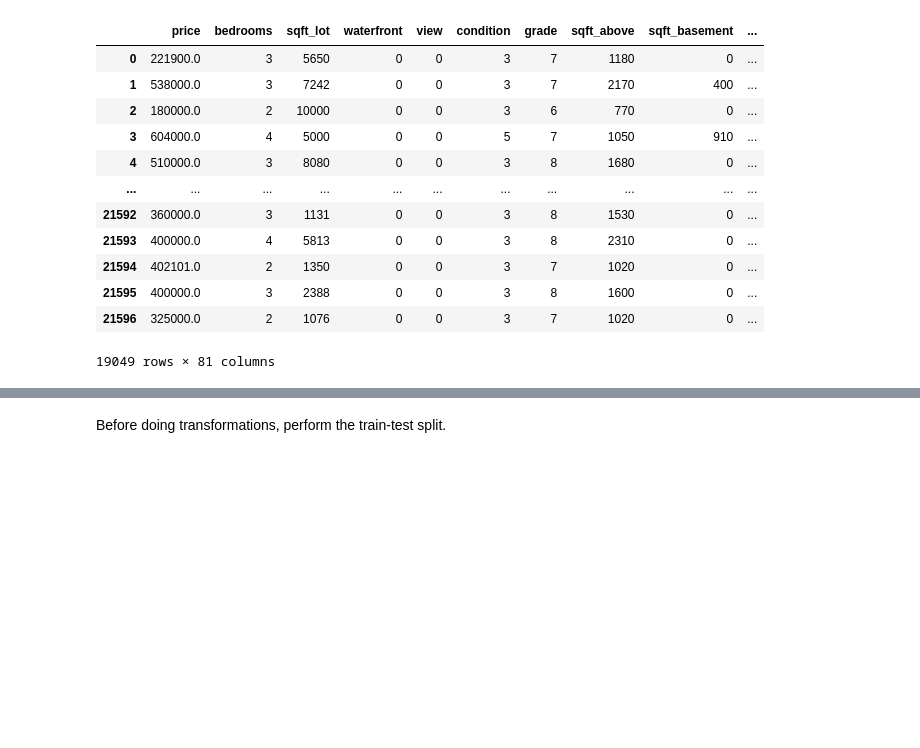
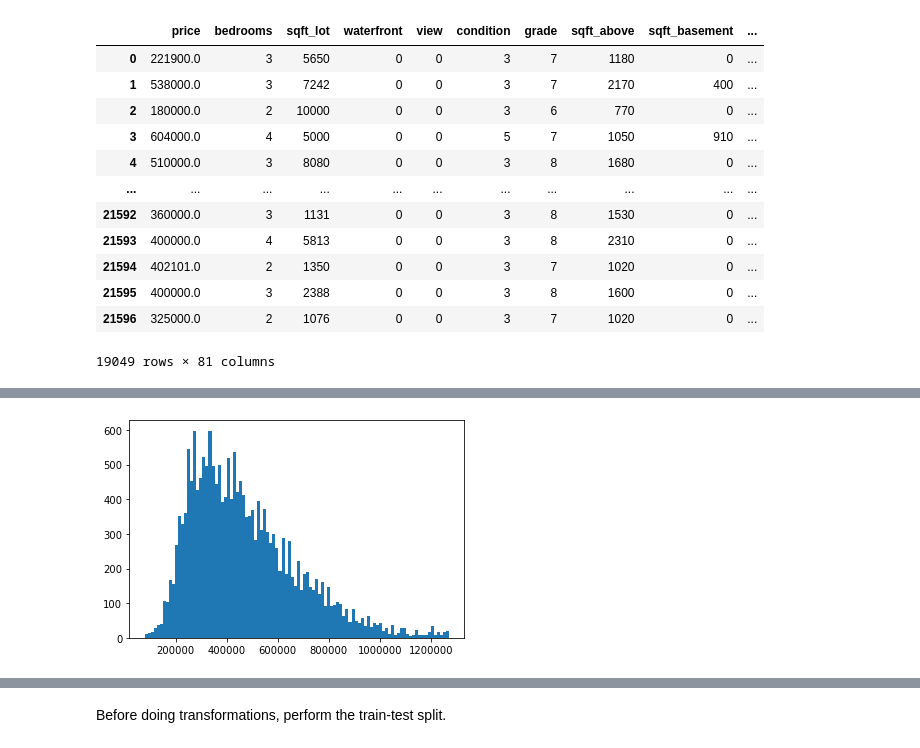
Before and after one commit to Maltanno/Phase2_Project, a Jupyter notebook: temp.ipynb, the cells around one changed output, grey strips where cells are left out. Cells and saved outputs as stored; diff of their text form; code cells hidden in the pictures; blank space fills up the shorter version.

```diff
--- a/temp.ipynb
+++ b/temp.ipynb
@@ -511,0 +581,4 @@ data
+# %%
+plt.hist('price', data=data, bins=100);
+# %% [output]
+[figure, added]
```
Also changed, not shown: parts of 115 cells of this notebook, 2 other files.
